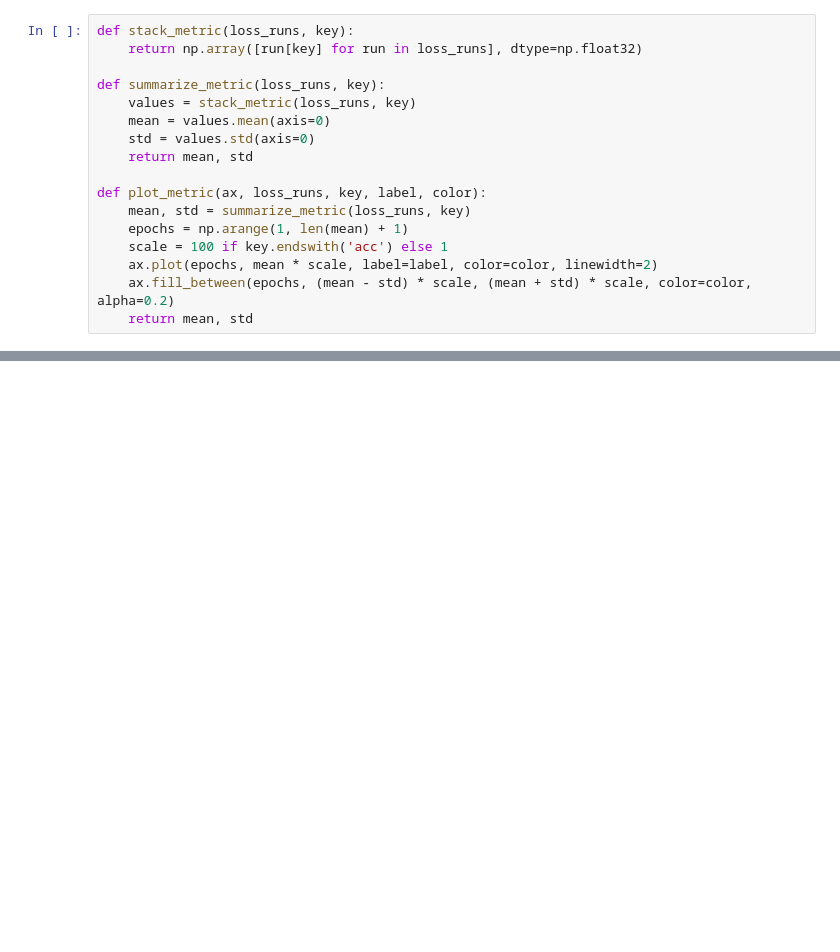
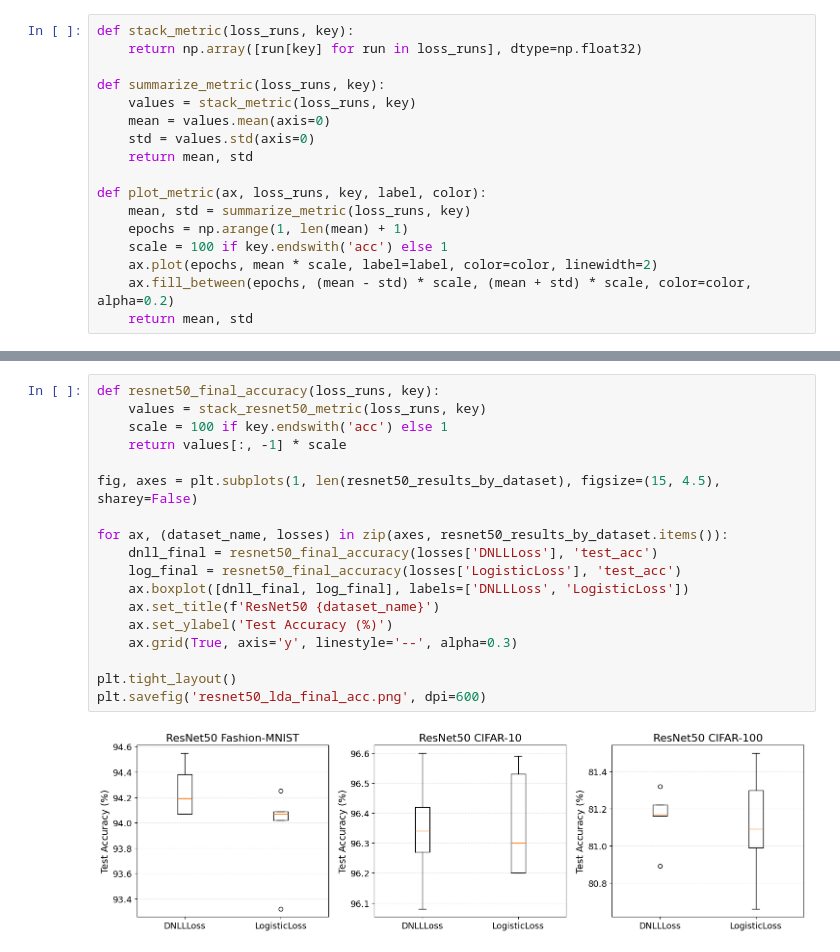
Before and after one commit to zh3nis/logistic-loss, a Jupyter notebook: results/visualize_lda_runs.ipynb, the cells around one changed output, grey strips where cells are left out. Saved outputs shown, nothing was run; the diff lists cells and outputs as text; blank space fills up the shorter version.

```diff
--- a/results/visualize_lda_runs.ipynb
+++ b/results/visualize_lda_runs.ipynb
@@ -135,0 +339,20 @@ plt.savefig('lda_final_acc.png', dpi=600)
+# %%
+def resnet50_final_accuracy(loss_runs, key):
+    values = stack_resnet50_metric(loss_runs, key)
+    scale = 100 if key.endswith('acc') else 1
+    return values[:, -1] * scale
+
+fig, axes = plt.subplots(1, len(resnet50_results_by_dataset), figsize=(15, 4.5), sharey=False)
+
+for ax, (dataset_name, losses) in zip(axes, resnet50_results_by_dataset.items()):
+    dnll_final = resnet50_final_accuracy(losses['DNLLLoss'], 'test_acc')
+    log_final = resnet50_final_accuracy(losses['LogisticLoss'], 'test_acc')
+    ax.boxplot([dnll_final, log_final], labels=['DNLLLoss', 'LogisticLoss'])
+    ax.set_title(f'ResNet50 {dataset_name}')
+    ax.set_ylabel('Test Accuracy (%)')
+    ax.grid(True, axis='y', linestyle='--', alpha=0.3)
+
+plt.tight_layout()
+plt.savefig('resnet50_lda_final_acc.png', dpi=600)
+# %% [output]
+[figure, added]
```
Also changed, not shown: parts of 11 cells of this notebook, 24 other files.
